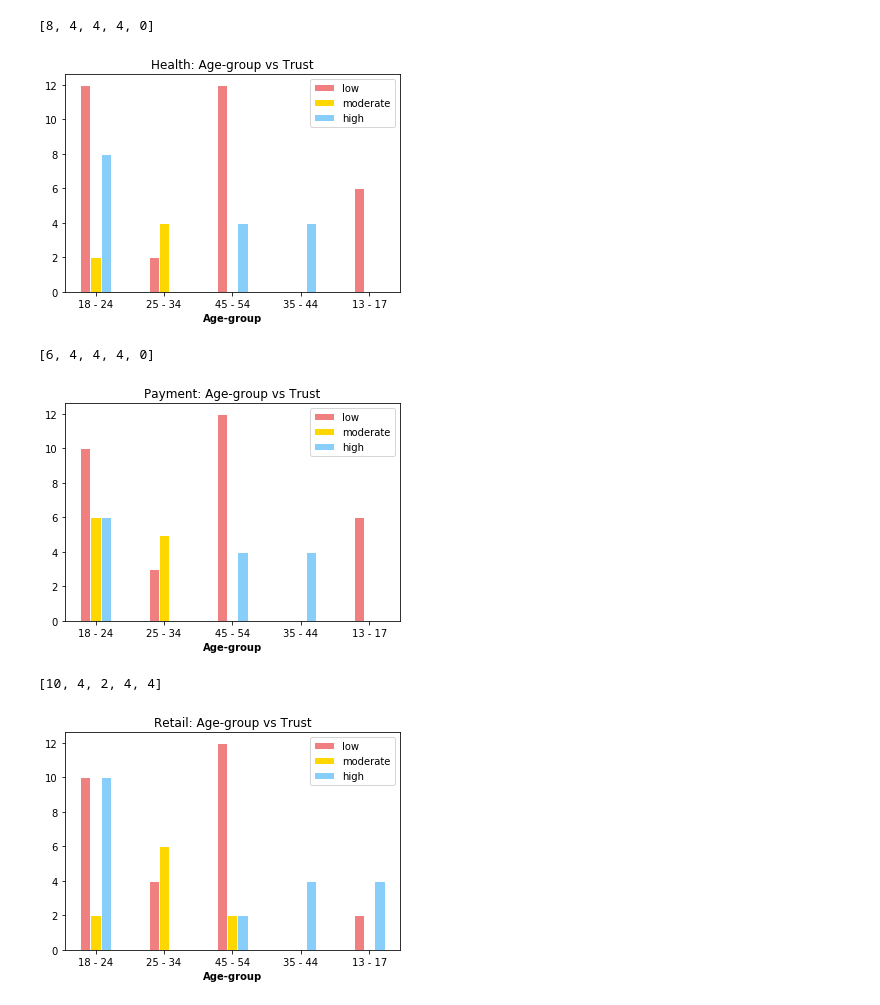
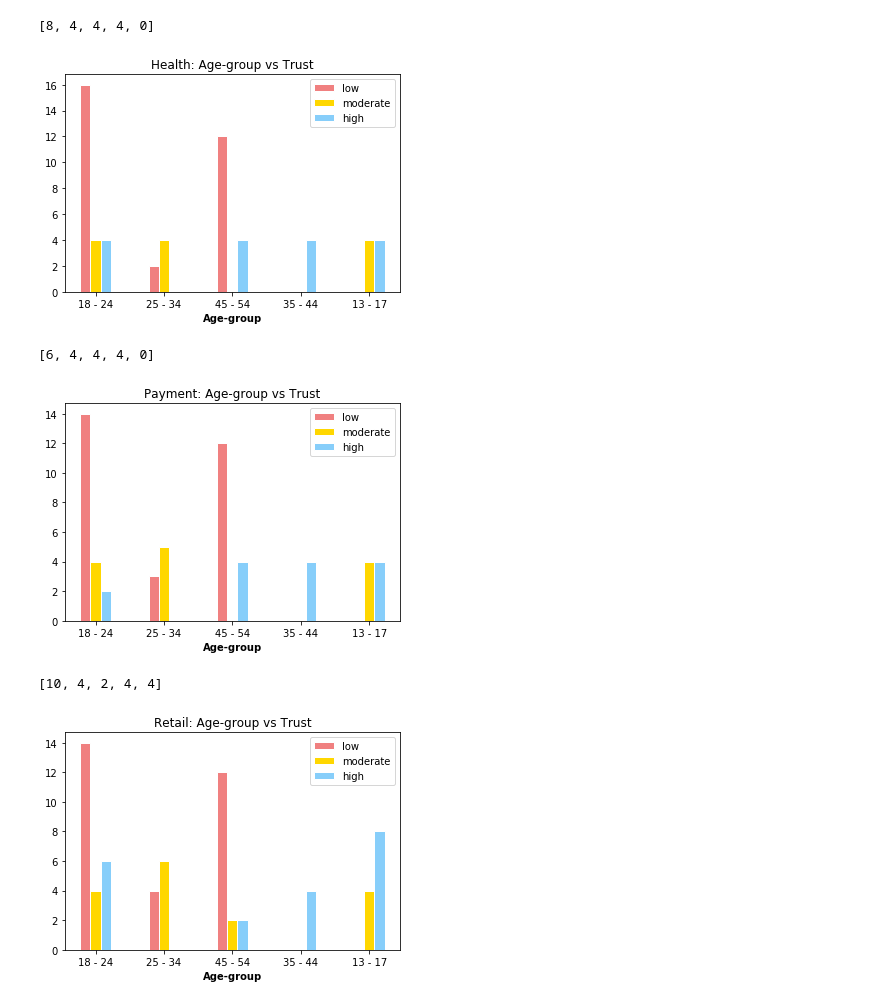
Before and after one commit to rayandasoriya/PrivacySurveyScripts, a Jupyter notebook: age-group vs trust.ipynb, the cells around one changed output. Cells and saved outputs as stored; diff of their text form; code cells hidden in the pictures.

```diff
--- a/age-group vs trust.ipynb
+++ b/age-group vs trust.ipynb
@@ -59,42 +59,38 @@ for m in range(3):
     scale1 = [i+j for i, j in zip(scale1, scale2)]
     scale2 = scale3
     scale3 = [i+j for i, j in zip(scale4, scale5)]
-    print(scale3)
-    scale2[1] = 4 + m
-    scale1[1] = 2 + m
-    scale3[1] = 0
     # set height of bar
     bars1 = scale1
     bars2 = scale2
     bars3 = scale3
 
     # Set position of bar on X axis
     r1 = np.arange(len(bars1))
     r2 = [x + barWidth for x in r1]
     r3 = [x + barWidth for x in r2]
 
     # Make the plot
     plt.bar(r1, bars1, color='lightcoral', width=barWidth, edgecolor='white', label='low')
     plt.bar(r2, bars2, color='gold', width=barWidth, edgecolor='white', label='moderate')
     plt.bar(r3, bars3, color='lightskyblue', width=barWidth, edgecolor='white', label='high')
 
     # Add xticks on the middle of the group bars
     if m == 0:
         plt.title('Health: Age-group vs Trust')
     if m == 1:
         plt.title('Payment: Age-group vs Trust')
     if m == 2:
         plt.title('Retail: Age-group vs Trust')
     plt.xlabel('Age-group', fontweight='bold')
     plt.xticks([r + barWidth for r in range(len(bars1))], ['18 - 24', '25 - 34', '45 - 54', '35 - 44', '13 - 17'])
 
     # Create legend & Show graphic
     plt.legend()
     plt.show()
 # %% [output]
 [8, 4, 4, 4, 0]
-[figure, old version]
+[figure, new version]
 [6, 4, 4, 4, 0]
-[figure, old version]
+[figure, new version]
 [10, 4, 2, 4, 4]
-[figure, old version]
+[figure, new version]
```
